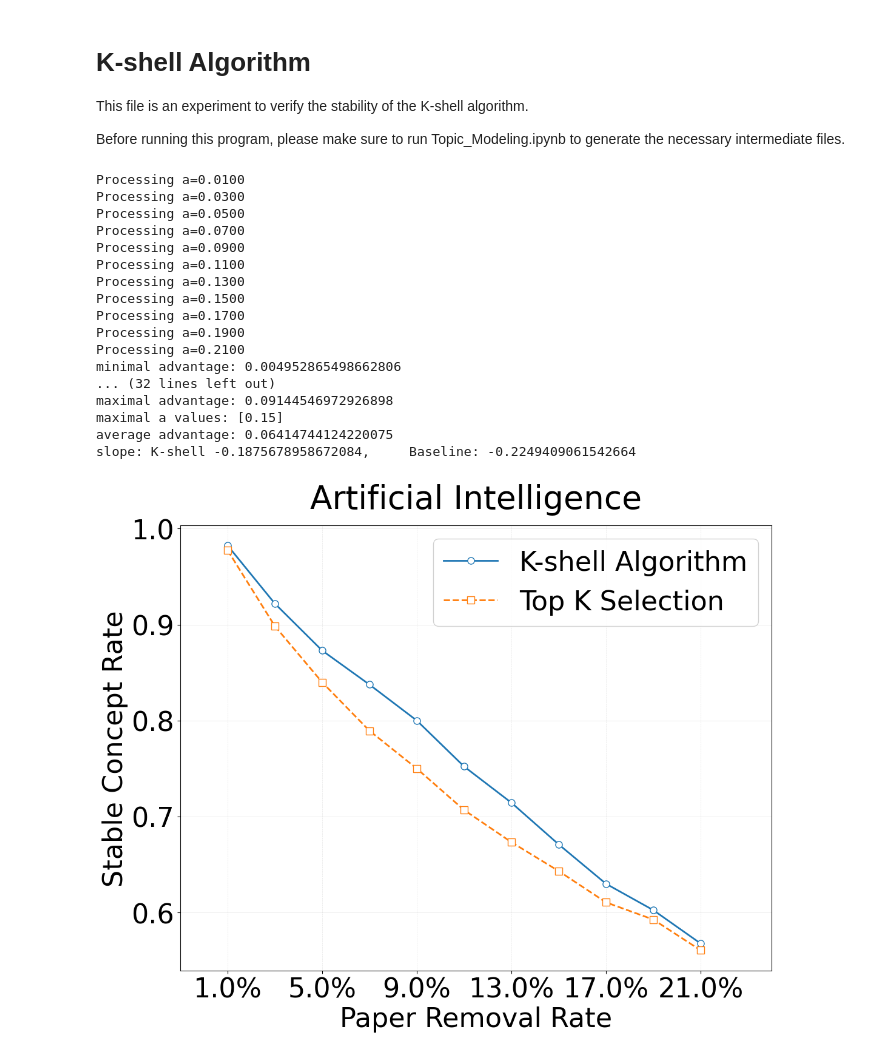
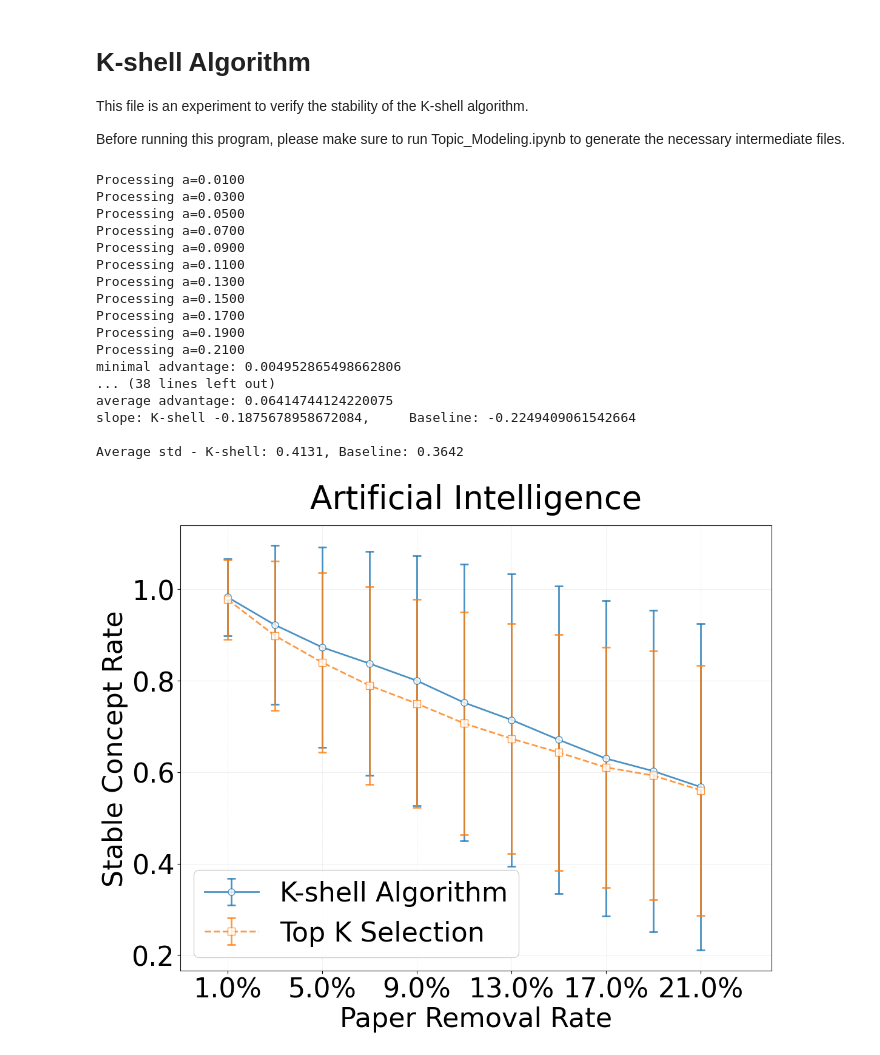
Before and after one commit to Liu-Steve/concept-evolution-tree, a Jupyter notebook: EX2_K_Shell.ipynb, the cells around one changed output. Saved outputs shown, nothing was run; the diff lists cells and outputs as text; code cells hidden in the pictures.

Commit message:
K-shell add error bar

```diff
--- a/EX2_K_Shell.ipynb
+++ b/EX2_K_Shell.ipynb
@@ -247,16 +247,17 @@ def analyze_stability_across_a(
         domain_name (str): Which domain is the dataset
 
     Returns:
-        tuple: (a_values, k_shell_means, dc_means)
+        tuple: (a_values, k_shell_means, dc_means, k_shell_stds, dc_stds)
     """
     # Generate a values with logarithmic spacing near 0
-    # a_values = np.logspace(np.log10(0.01), np.log10(a_max), num_points)
     a_values = np.arange(0.01, a_max, (a_max - 0.01) / (num_points - 1))
     a_values = np.unique(np.sort(a_values))[:num_points]
 
     # Initialize result containers
     k_shell_means = []
     dc_means = []
+    k_shell_stds = []
+    dc_stds = []
 
     for a in a_values:
         print(f"Processing a={a:.4f}")
@@ -271,38 +272,52 @@ def analyze_stability_across_a(
 
         k_shell_means.append(results["k_shell"]["mean"])
         dc_means.append(results["dynamic_count"]["mean"])
+        k_shell_stds.append(np.sqrt(results["k_shell"]["variance"]))
+        dc_stds.append(np.sqrt(results["dynamic_count"]["variance"]))
 
     # Convert to numpy arrays
     a_values = np.array(a_values)
     k_shell_means = np.array(k_shell_means)
     dc_means = np.array(dc_means)
+    k_shell_stds = np.array(k_shell_stds)
+    dc_stds = np.array(dc_stds)
 
     # Create plot with improved formatting
     plt.figure(figsize=(12, 10))
     plt.rcParams.update({"font.size": 32})
 
-    # Plot mean stability
-    plt.plot(
+    # Plot mean stability with error bars
+    plt.errorbar(
         a_values,
         k_shell_means,
-        "-o",
+        yerr=k_shell_stds,
+        fmt="-o",
         markersize=8,
         label="K-shell Algorithm",
         color="#1f77b4",
         linewidth=2,
         markerfacecolor="white",
         markeredgecolor="#1f77b4",
+        capsize=5,
+        capthick=2,
+        ecolor="#1f77b4",
+        alpha=0.8,
     )
-    plt.plot(
+    plt.errorbar(
         a_values,
         dc_means,
-        "--s",
+        yerr=dc_stds,
+        fmt="--s",
         markersize=8,
         label="Top K Selection",
         color="#ff7f0e",
         linewidth=2,
         markerfacecolor="white",
         markeredgecolor="#ff7f0e",
+        capsize=5,
+        capthick=2,
+        ecolor="#ff7f0e",
+        alpha=0.8,
     )
 
     # Formatting
@@ -329,47 +344,53 @@ def analyze_stability_across_a(
     plt.tight_layout()
     plt.savefig(f"./pic_for_paper/3.2 - K-shell {file_path}.pdf")
 
-    return a_values, k_shell_means, dc_means
+    return a_values, k_shell_means, dc_means, k_shell_stds, dc_stds
 
-def compare(a_values, k_shell_means, dc_means):
+
+def compare(a_values, k_shell_means, dc_means, k_shell_stds=None, dc_stds=None):
     diff = k_shell_means - dc_means
     print("minimal advantage:", min(diff))
     print("maximal advantage:", max(diff))
     print("maximal a values:", a_values[diff==max(diff)])
     print("average advantage:", np.average(diff))
     a_range = (a_values[-1] - a_values[0]) * 10
     print(f"slope: K-shell {(k_shell_means[-1] - k_shell_means[0]) / a_range}, \
     Baseline: {(dc_means[-1] - dc_means[0]) / a_range}")
 
+    if k_shell_stds is not None and dc_stds is not None:
+        print(f"\nAverage std - K-shell: {np.mean(k_shell_stds):.4f}, Baseline: {np.mean(dc_stds):.4f}")
 
-a_values, k_shell_means, dc_means = analyze_stability_across_a(
+
+a_values, k_shell_means, dc_means, k_shell_stds, dc_stds = analyze_stability_across_a(
     t=5, file_path="topics_csr_ai", domain_name="Artificial Intelligence"
 )
-compare(a_values, k_shell_means, dc_means)
-a_values, k_shell_means, dc_means = analyze_stability_across_a(
+compare(a_values, k_shell_means, dc_means, k_shell_stds, dc_stds)
+
+a_values, k_shell_means, dc_means, k_shell_stds, dc_stds = analyze_stability_across_a(
     t=5, file_path="topics_lis", domain_name="Library Science"
 )
-compare(a_values, k_shell_means, dc_means)
-a_values, k_shell_means, dc_means = analyze_stability_across_a(
+compare(a_values, k_shell_means, dc_means, k_shell_stds, dc_stds)
+
+a_values, k_shell_means, dc_means, k_shell_stds, dc_stds = analyze_stability_across_a(
     t=5, file_path="topics_soci", domain_name="Social Science"
 )
-compare(a_values, k_shell_means, dc_means)
+compare(a_values, k_shell_means, dc_means, k_shell_stds, dc_stds)
 # %% [output]
 Processing a=0.0100
 Processing a=0.0300
 Processing a=0.0500
 Processing a=0.0700
 Processing a=0.0900
 Processing a=0.1100
 Processing a=0.1300
 Processing a=0.1500
 Processing a=0.1700
 Processing a=0.1900
 Processing a=0.2100
 minimal advantage: 0.004952865498662806
-... (32 lines left out)
-maximal advantage: 0.09144546972926898
-maximal a values: [0.15]
+... (38 lines left out)
 average advantage: 0.06414744124220075
 slope: K-shell -0.1875678958672084,     Baseline: -0.2249409061542664
+
+Average std - K-shell: 0.4131, Baseline: 0.3642
-[figure, old version]
+[figure, new version]
```
Also changed, not shown: parts of 1 cell of this notebook.
